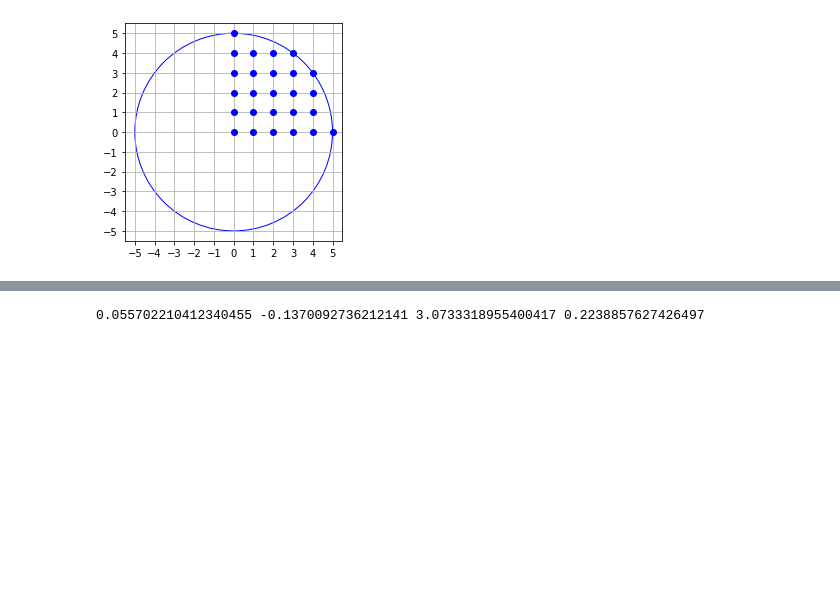
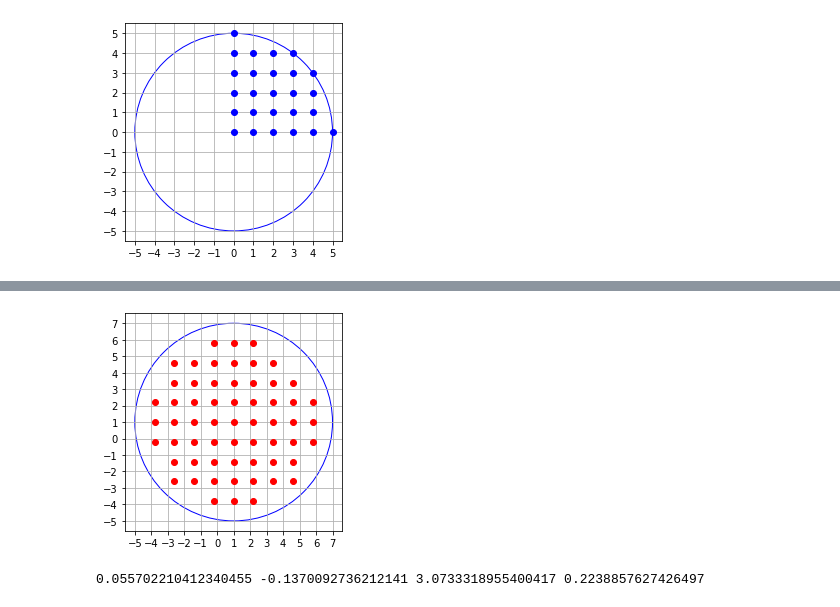
Before and after one commit to sharonrye/xytesting, a Jupyter notebook: grid_patterning.ipynb, the cells around one changed output, grey strips where cells are left out. Cells and saved outputs as stored; diff of their text form; code cells hidden in the pictures; blank space fills up the shorter version.

Commit message:
tested and plotted calibration grid code

```diff
--- a/grid_patterning.ipynb
+++ b/grid_patterning.ipynb
@@ -54,3 +55,47 @@ for point in points:
+# %%
+import numpy as np
+import matplotlib.pyplot as plt
+
+ieos_a000328 = [1, 5, 13, 29, 49, 81, 113, 149, 197, 253, 317, 377, 441, 529, 613, 709, 797, 901, 1009, 1129, 1257,
+                1373, 1517, 1653, 1793, 1961, 2121, 2289, 2453, 2629, 2821, 3001, 3209, 3409, 3625, 3853, 4053, 4293,
+                4513, 4777, 5025, 5261, 5525, 5789, 6077, 6361, 6625]
+
+def standard_grid(num_points, r_theta, r_phi, center_x, center_y):
+    """Given the arm lengths r_theta, r_phi and the center of a positioner, return a list of numpoints many
+    (x,y) coordinates spaced evenly within the span of the two arms."""
+    r = r_theta + r_phi
+    index = np.searchsorted(ieos_a000328, num_points)
+    unit = r / index
+    square = []
+    for x in range(-index, index + 1, 1):
+        for y in range(-index, index + 1, 1):
+            square.append((x * unit + center_x, y * unit + center_y, (x * unit) ** 2 + (y * unit) ** 2))
+    # throw out points outside the circle
+    circ = []
+    for point in square:
+        if point[2] <= r ** 2:
+            circ.append(point)
+    # throw out extraneous points if any, starting with the points closest to the edge
+    circ = np.asarray(circ)
+    circ = sorted(circ, key=lambda a: a[2])
+    return circ[0:num_points]
+
+def show_circ_grid(num_points, r_theta, r_phi, center_x, center_y):
+    points = standard_grid(num_points, r_theta, r_phi, center_x, center_y)
+    r = r_theta + r_phi
+    circle = plt.Circle((center_x, center_y), r, color='b', fill=False)
+    ax = plt.gca()
+    ax.add_patch(circle)
+    plt.xticks(np.arange(-(r+1+center_x),r+2+center_x,1))
+    plt.yticks(np.arange(-(r+1+center_y),r+2+center_y,1))
+    ax.set_aspect('equal')
+    plt.grid()
+    for point in points:
+        plt.plot(point[0], point[1], 'ro')
+
+show_circ_grid(60, 3, 3, 1, 1)
+# %% [output]
+[figure, added]
 # %%
 import numpy as np
 from math import pi
```
Also changed, not shown: parts of 1 cell of this notebook, 1 other file.
